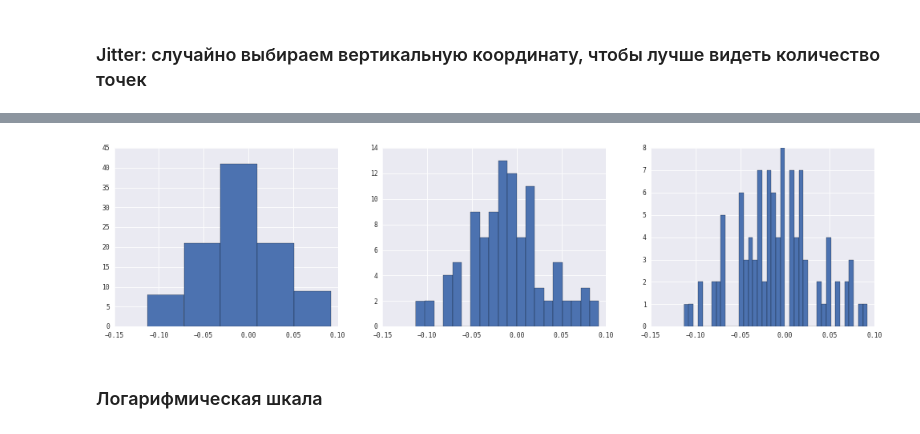
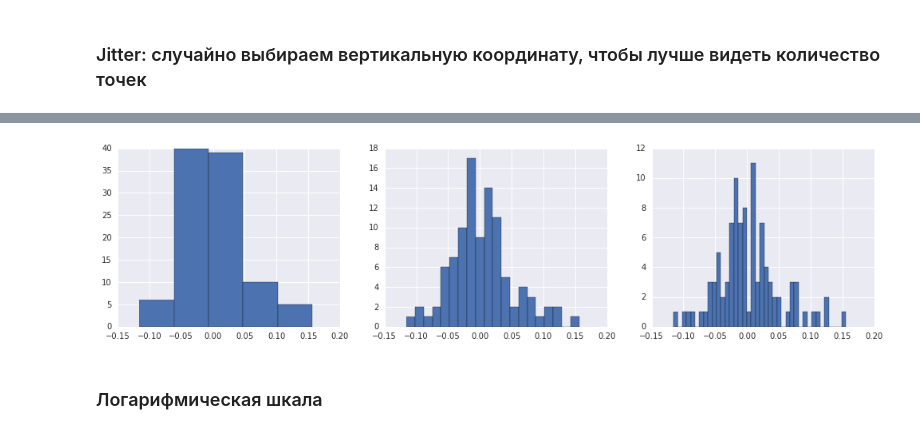
Before and after one commit to SlinkoIgor/express_ml, a Jupyter notebook: lesson2/data_visualization.ipynb, the cells around one changed output, grey strips where cells are left out. Cells and saved outputs as stored; diff of their text form; code cells hidden in the pictures.

Commit message:
Some visualizaition work

```diff
--- a/lesson2/data_visualization.ipynb
+++ b/lesson2/data_visualization.ipynb
@@ -75,7 +11,0 @@ df = sns.load_dataset("anscombe")
-# %%
-datasets = ['I', 'II', 'III', 'IV']
-data = []
-for dataset in datasets:
-    data.append(df[df['dataset'] == dataset][['x','y']].values)
-    print data[-1]
-    print '------'
@@ -141,16 +11,0 @@ sns.lmplot(x="x", y="y", col="dataset", hue="dataset", data=df,
-# %%
-sns.set(context="paper", font="monospace")
-
-df = sns.load_dataset("brain_networks", header=[0, 1, 2], index_col=0)
-corrmat = df.corr()
-f, ax = plt.subplots(figsize=(12, 9))
-
-sns.heatmap(corrmat, vmax=.8, square=True)
-
-# Use matplotlib directly to emphasize known networks
-networks = corrmat.columns.get_level_values("network")
-for i, network in enumerate(networks):
-    if i and network != networks[i - 1]:
-        ax.axhline(len(networks) - i, c="w")
-        ax.axvline(i, c="w")
-f.tight_layout()
@@ -181,5 +134,8 @@ points2x, points2y = X[:,5], X[:,6]
 # %% [markdown]
 ##  Одномерные признаки
+# %%
+from numpy import random
+points = random.choice(X[:, 5], 100)
 # %% [markdown]
 ### Набор точек на прямой
 # %%
@@ -209,13 +159,14 @@ _ = plt.hist([points1, points2x], normed=True)
 # %%
-figure(figsize=(17, 4))
-subplot(1, 3, 1)
-_ = hist(points1, bins=5)
-subplot(1, 3, 2)
-_ = hist(points1, bins=20)
-subplot(1, 3, 3)
-_ = hist(points1, bins=40)
+plt.figure(figsize=(17, 4))
+plt.subplot(1, 3, 1)
+plt.hist(points, bins=5)
+plt.subplot(1, 3, 2)
+plt.hist(points, bins=20)
+plt.subplot(1, 3, 3)
+plt.hist(points, bins=40)
+plt.show()
 # %% [output]
-[figure, old version]
+[figure, new version]
 # %% [markdown]
 ###  Логарифмическая шкала
 # %% [markdown]
```
Also changed, not shown: parts of 82 cells of this notebook, 1 other file.
